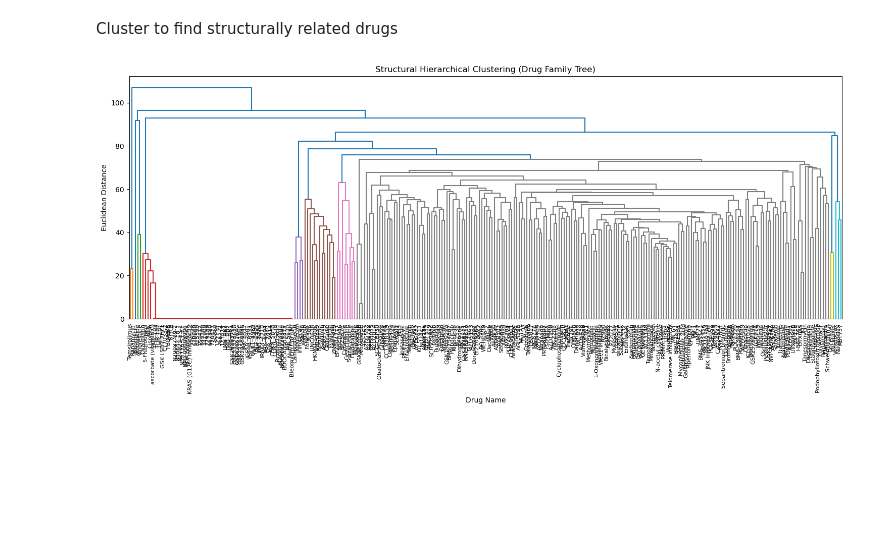
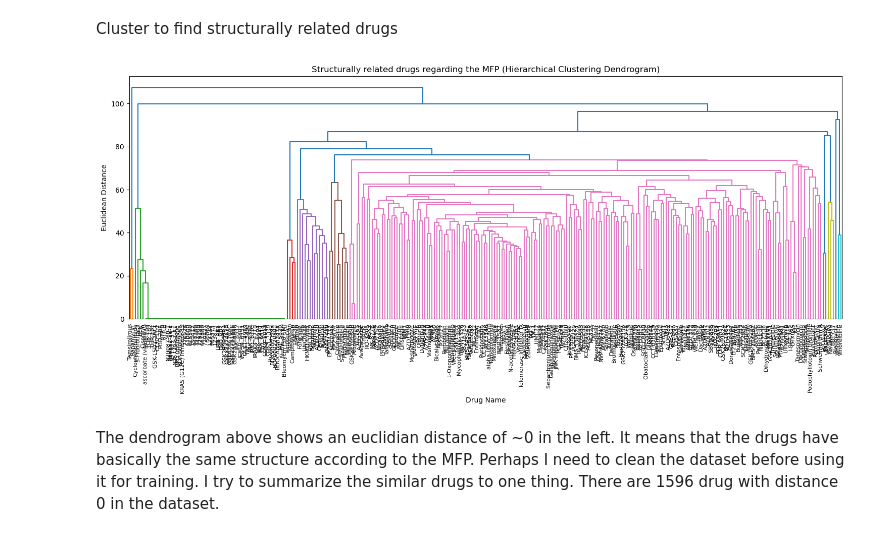
Before and after one commit to s-juross/projekt_genomforschung, a Jupyter notebook: visualization.ipynb, the cells around one changed output. Saved outputs shown, nothing was run; the diff lists cells and outputs as text; code cells hidden in the pictures; blank space fills up the shorter version.

Commit message:
worked on dataframe structure regarding pharmacophore features and below visualized structurally related drugs

```diff
--- a/visualization.ipynb
+++ b/visualization.ipynb
@@ -346,2 +347,2 @@ Now I try to find cell lines that react similar to specific drugs.
 # %%
-master_df = pd.read_csv(r"C:\Users\Juli\Documents\Master\Projekt Genomforschung\harmonised_data_bits.csv")
+master_df = pd.read_pickle(r"C:\Users\Juli\Documents\Master\Projekt Genomforschung\projekt_genomforschung\harmonized_data.pkl")
@@ -414,12 +395,26 @@ plt.show()
 Cluster to find structurally related drugs
 # %%
 # select only chemical feature columns
-chem_cols = [c for c in master_df.columns if c.startswith('Bit_')]# or c.startswith('PharmacophoreFeatures')]
+chem_cols = [c for c in master_df.columns if c.startswith('Bit_')]
 
 # get unique drugs to avoid redundant calculations
-drug_structure_df = master_df[['DRUG_NAME'] + chem_cols].drop_duplicates().set_index('DRUG_NAME')
+drug_structure_df = master_df[['DRUG_NAME', 'PharmacophoreFeatures'] + chem_cols]
 
-# scaling (important because bits are 0/1, but pharmacophore counts can be higher)
-from sklearn.preprocessing import StandardScaler
-scaler = StandardScaler()
-X_scaled = scaler.fit_transform(drug_structure_df)
+df_temp = drug_structure_df.drop(columns=['PharmacophoreFeatures'])
+
+# find unique indices
+unique_indices = df_temp.drop_duplicates().index
+drug_structure_df = drug_structure_df.loc[unique_indices].copy().set_index('DRUG_NAME')
+
+# now scaling the pharmacore feature to distinct columns
+# every key in the dict (e.g. 'Donor') becomes a column
+pharmacophore_features = drug_structure_df['PharmacophoreFeatures'].apply(pd.Series)
+
+# fill missing values with 0 (if a drug has no 'Donor' features, it should be 0, not NaN)
+pharmacophore_features = pharmacophore_features.fillna(0)
+
+X_final = pd.concat([drug_structure_df.drop(columns=['PharmacophoreFeatures']), pharmacophore_features], axis=1)
+
+# 4. Numerische Auswahl für das Clustering
+# (Stellt sicher, dass keine Strings/IDs in den Algorithmus rutschen)
+X_clustering = X_final.select_dtypes(include=['number'])
@@ -430,16 +421,25 @@ import seaborn as sns
+# %%
+# scaling (important because bits are 0/1, but pharmacophore counts can be higher)
+scaler = StandardScaler()
+X_scaled = scaler.fit_transform(X_clustering)
 # %%
-# 4. Compute the Linkage Matrix
+# compute the Linkage Matrix
 # 'ward' method minimizes the variance within clusters
 # 'euclidean' distance works well with scaled features
 Z = linkage(X_scaled, method='ward', metric='euclidean')
 
-# 5. Visualize the Drug Family Tree (Dendrogram)
+# visualize the Drug Family Tree (Dendrogram)
 plt.figure(figsize=(15, 7))
 dendrogram(Z, labels=drug_structure_df.index, leaf_rotation=90, leaf_font_size=8)
-plt.title("Structural Hierarchical Clustering (Drug Family Tree)")
+plt.title("Structurally related drugs regarding the MFP (Hierarchical Clustering Dendrogram)")
 plt.xlabel("Drug Name")
 plt.ylabel("Euclidean Distance")
 plt.tight_layout()
 plt.show()
 # %% [output]
-[figure, old version]
+[figure, new version]
+# %% [markdown]
+The dendrogram above shows an euclidian distance of ~0 in the left. It means that the drugs have basically the same structure according to the MFP.
+Perhaps I need to clean the dataset before using it for training.
+I try to summarize the similar drugs to one thing.
+There are 1596 drug with distance 0 in the dataset.
```
Also changed, not shown: parts of 10 cells of this notebook, 1 other file.
